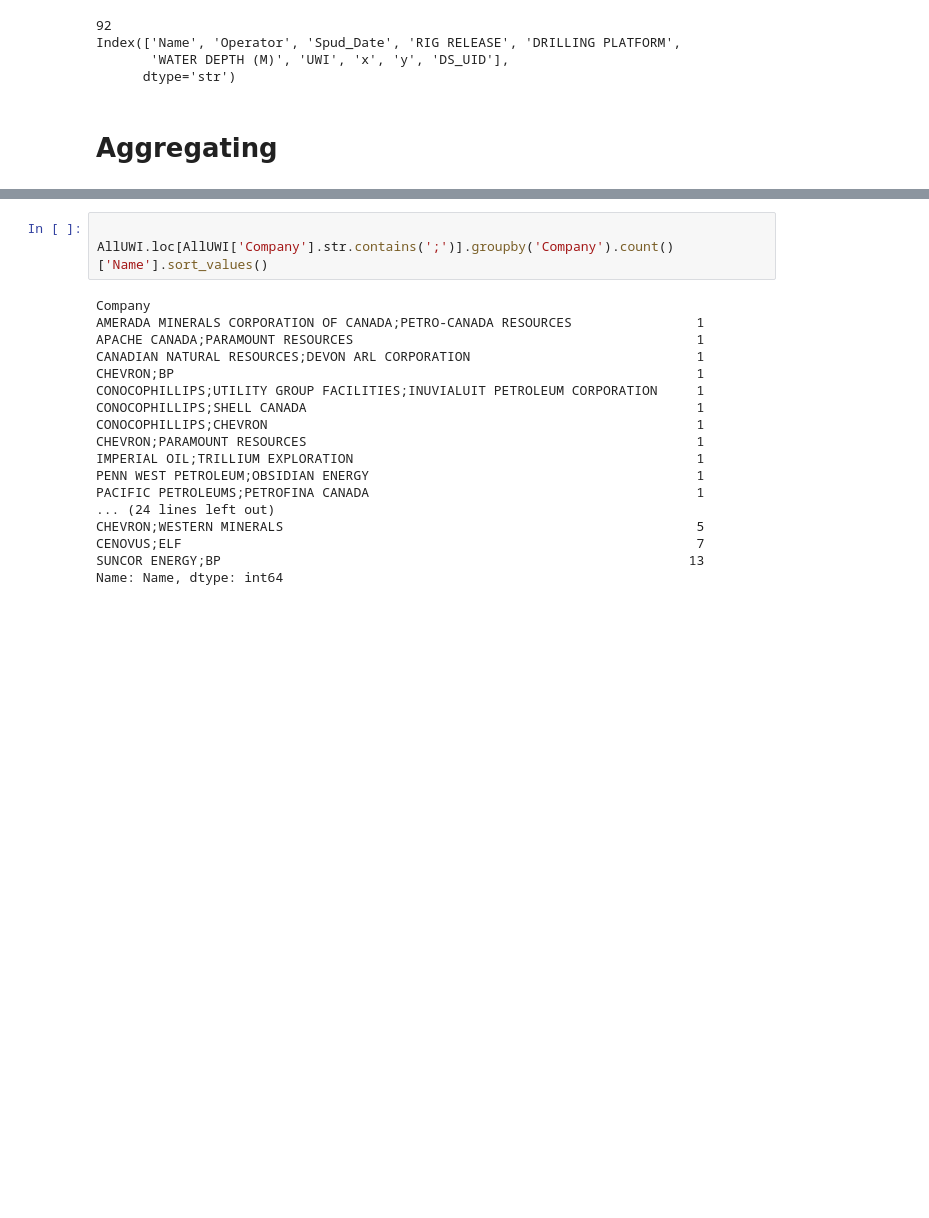
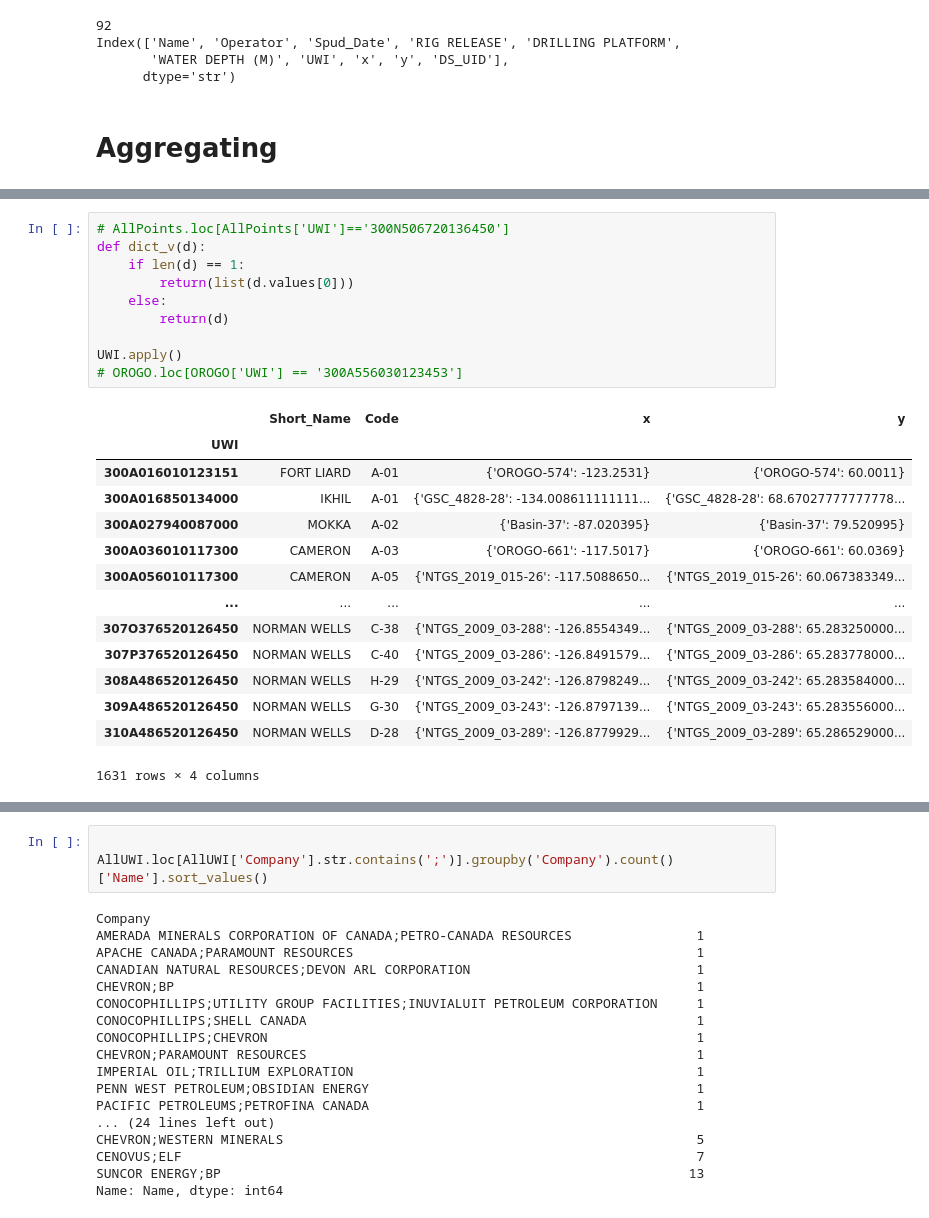
Before and after one commit to gsc-permafrost/NorthernWellSites, a Jupyter notebook: NorthernWellDatabase.ipynb, the cells around one changed output, grey strips where cells are left out. Drawn from its saved outputs; the diff is of its cells as text; blank space fills up the shorter version.

```diff
--- a/NorthernWellDatabase.ipynb
+++ b/NorthernWellDatabase.ipynb
@@ -278,0 +405,25 @@ Index(['Name', 'Operator', 'Spud_Date', 'RIG RELEASE', 'DRILLING PLATFORM',
+# %%
+# AllPoints.loc[AllPoints['UWI']=='300N506720136450']
+def dict_v(d):
+    if len(d) == 1:
+        return(list(d.values[0]))
+    else:
+        return(d)
+
+UWI.apply()
+# OROGO.loc[OROGO['UWI'] == '300A556030123453']
+# %% [output]
+|  | Short_Name | Code | x | y |
+| UWI |  |  |  |  |
+| 300A016010123151 | FORT LIARD | A-01 | {'OROGO-574': -123.2531} | {'OROGO-574': 60.0011} |
+| 300A016850134000 | IKHIL | A-01 | {'GSC_4828-28': -134.008611111111... | {'GSC_4828-28': 68.67027777777778... |
+| 300A027940087000 | MOKKA | A-02 | {'Basin-37': -87.020395} | {'Basin-37': 79.520995} |
+| 300A036010117300 | CAMERON | A-03 | {'OROGO-661': -117.5017} | {'OROGO-661': 60.0369} |
+| 300A056010117300 | CAMERON | A-05 | {'NTGS_2019_015-26': -117.5088650... | {'NTGS_2019_015-26': 60.067383349... |
+| ... | ... | ... | ... | ... |
+| 307O376520126450 | NORMAN WELLS | C-38 | {'NTGS_2009_03-288': -126.8554349... | {'NTGS_2009_03-288': 65.283250000... |
+| 307P376520126450 | NORMAN WELLS | C-40 | {'NTGS_2009_03-286': -126.8491579... | {'NTGS_2009_03-286': 65.283778000... |
+| 308A486520126450 | NORMAN WELLS | H-29 | {'NTGS_2009_03-242': -126.8798249... | {'NTGS_2009_03-242': 65.283584000... |
+| 309A486520126450 | NORMAN WELLS | G-30 | {'NTGS_2009_03-243': -126.8797139... | {'NTGS_2009_03-243': 65.283556000... |
+| 310A486520126450 | NORMAN WELLS | D-28 | {'NTGS_2009_03-289': -126.8779929... | {'NTGS_2009_03-289': 65.286529000... |
+1631 rows × 4 columns
```
Also changed, not shown: parts of 10 cells of this notebook.
